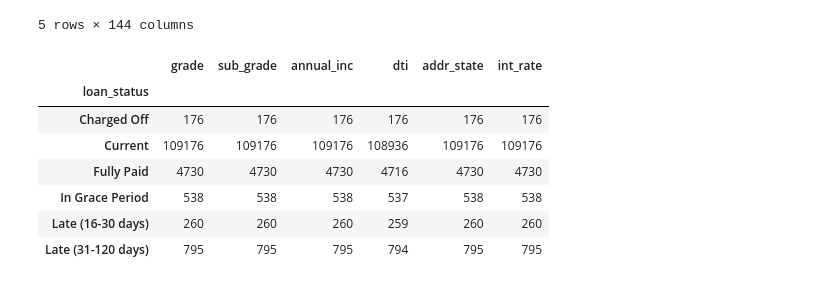
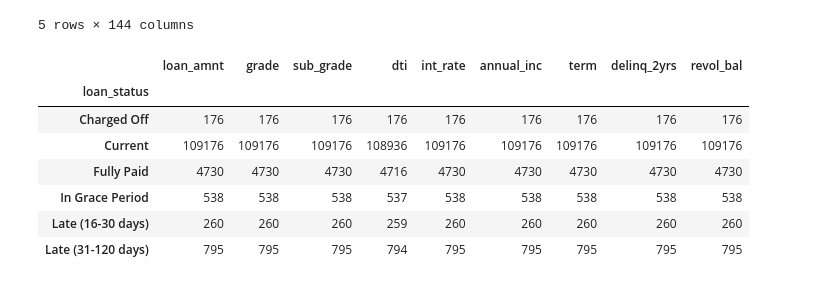
Before and after one commit to kmurakam26/Project-3, a Jupyter notebook: Lending Club.ipynb, the cells around one changed output. Saved outputs shown, nothing was run; the diff lists cells and outputs as text; code cells hidden in the pictures.

```diff
--- a/Lending Club.ipynb
+++ b/Lending Club.ipynb
@@ -18,15 +21,15 @@ lending_data.head()
 | 4 | NaN | NaN | 5000.0 | 5000.0 | 5000.0 | 36 months | 15.57% | 174.73 | C | ... |
 5 rows × 144 columns
 # %%
-lending_df = lending_data[["loan_status","grade","sub_grade","annual_inc","dti","addr_state","int_rate"]]
+lending_df = lending_data[["loan_status","loan_amnt","grade","sub_grade","dti","int_rate","annual_inc","term","delinq_2yrs","revol_bal"]]
 status = lending_df.groupby("loan_status").count()
 status
 # %% [output]
-|  | grade | sub_grade | annual_inc | dti | addr_state | int_rate |
-| loan_status |  |  |  |  |  |  |
-| Charged Off | 176 | 176 | 176 | 176 | 176 | 176 |
-| Current | 109176 | 109176 | 109176 | 108936 | 109176 | 109176 |
-| Fully Paid | 4730 | 4730 | 4730 | 4716 | 4730 | 4730 |
-| In Grace Period | 538 | 538 | 538 | 537 | 538 | 538 |
-| Late (16-30 days) | 260 | 260 | 260 | 259 | 260 | 260 |
-| Late (31-120 days) | 795 | 795 | 795 | 794 | 795 | 795 |
+|  | loan_amnt | grade | sub_grade | dti | int_rate | annual_inc | term | delinq_2yrs | revol_bal |
+| loan_status |  |  |  |  |  |  |  |  |  |
+| Charged Off | 176 | 176 | 176 | 176 | 176 | 176 | 176 | 176 | 176 |
+| Current | 109176 | 109176 | 109176 | 108936 | 109176 | 109176 | 109176 | 109176 | 109176 |
+| Fully Paid | 4730 | 4730 | 4730 | 4716 | 4730 | 4730 | 4730 | 4730 | 4730 |
+| In Grace Period | 538 | 538 | 538 | 537 | 538 | 538 | 538 | 538 | 538 |
+| Late (16-30 days) | 260 | 260 | 260 | 259 | 260 | 260 | 260 | 260 | 260 |
+| Late (31-120 days) | 795 | 795 | 795 | 794 | 795 | 795 | 795 | 795 | 795 |
```
Also changed, not shown: parts of 31 cells of this notebook.
